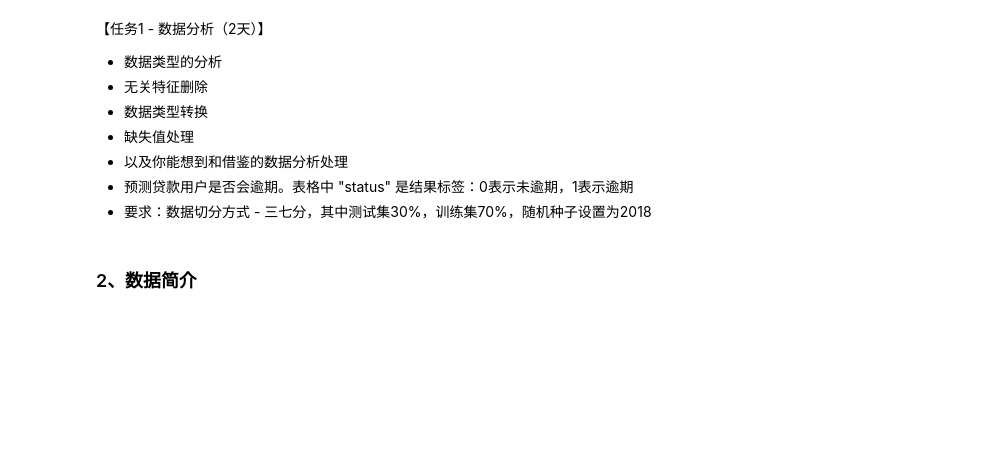
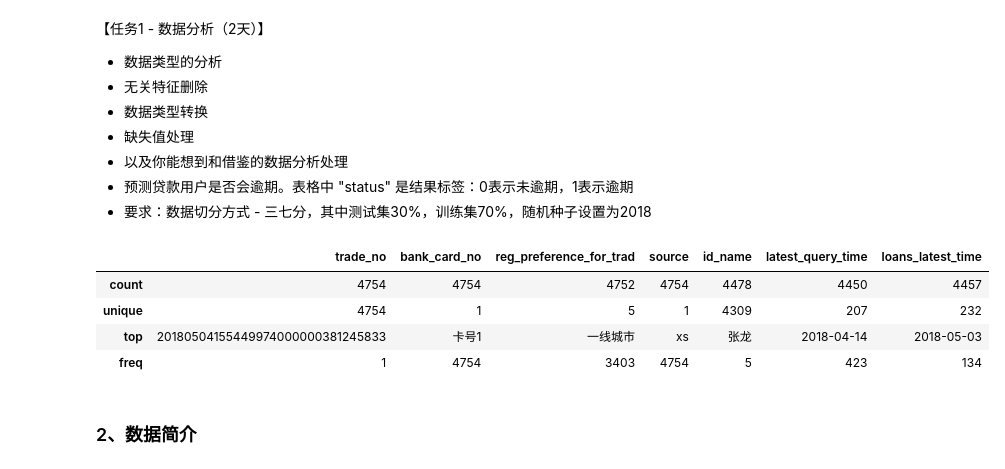
Before and after one commit to EnchoC/data_mining_in_Datawhale, a Jupyter notebook: task_1/base_line.ipynb, the cells around one changed output. Cells and saved outputs as stored; diff of their text form; code cells hidden in the pictures; blank space fills up the shorter version.

```diff
--- a/task_1/base_line.ipynb
+++ b/task_1/base_line.ipynb
@@ -24,2 +22,10 @@ data_bak = data.copy()
+# %%
+data.describe(include=['O'])
+# %% [output]
+|  | trade_no | bank_card_no | reg_preference_for_trad | source | id_name | latest_query_time | loans_latest_time |
+| count | 4754 | 4754 | 4752 | 4754 | 4478 | 4450 | 4457 |
+| unique | 4754 | 1 | 5 | 1 | 4309 | 207 | 232 |
+| top | 20180504155449974000000381245833 | 卡号1 | 一线城市 | xs | 张龙 | 2018-04-14 | 2018-05-03 |
+| freq | 1 | 4754 | 3403 | 4754 | 5 | 423 | 134 |
 # %% [markdown]
 ### 2、数据简介
```
Also changed, not shown: parts of 13 cells of this notebook, 2 other files.
